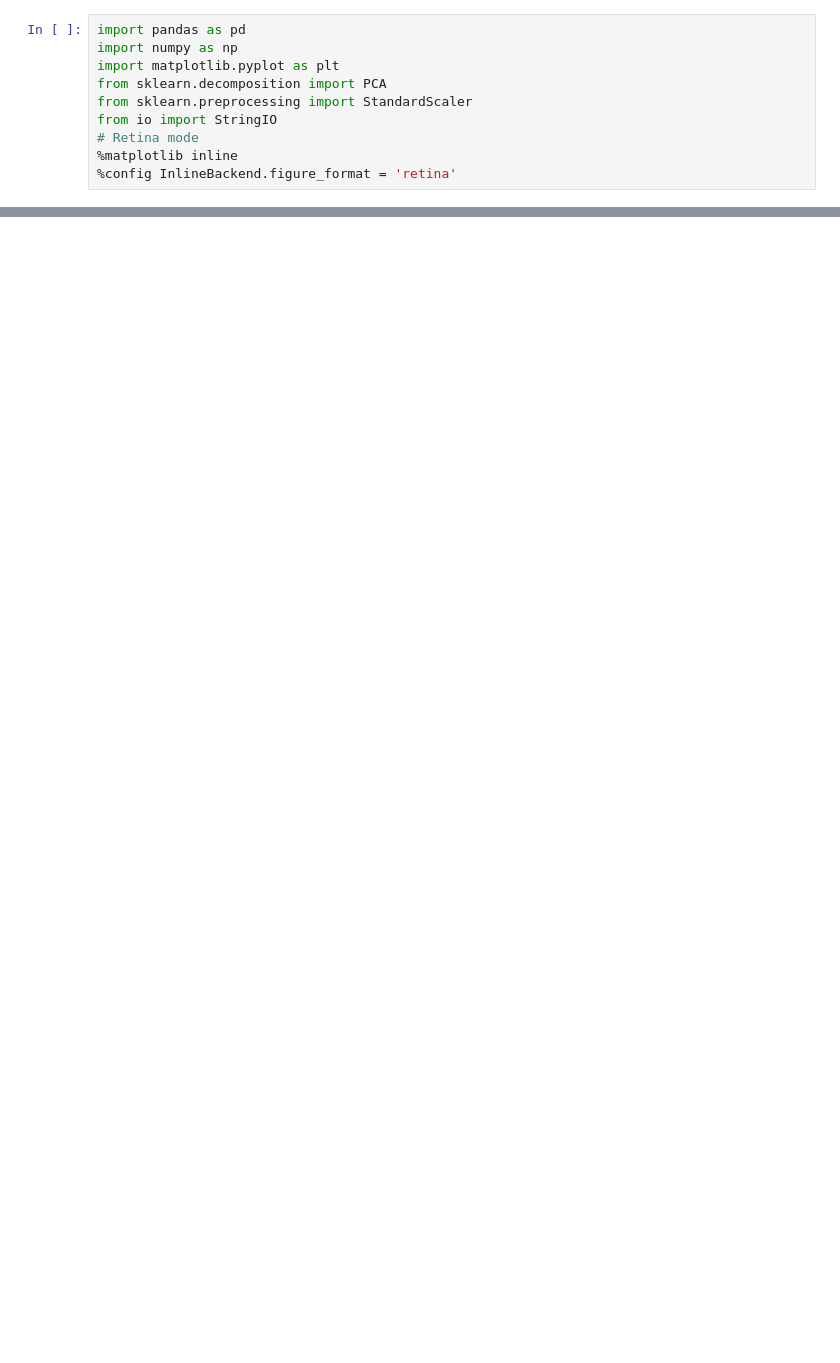
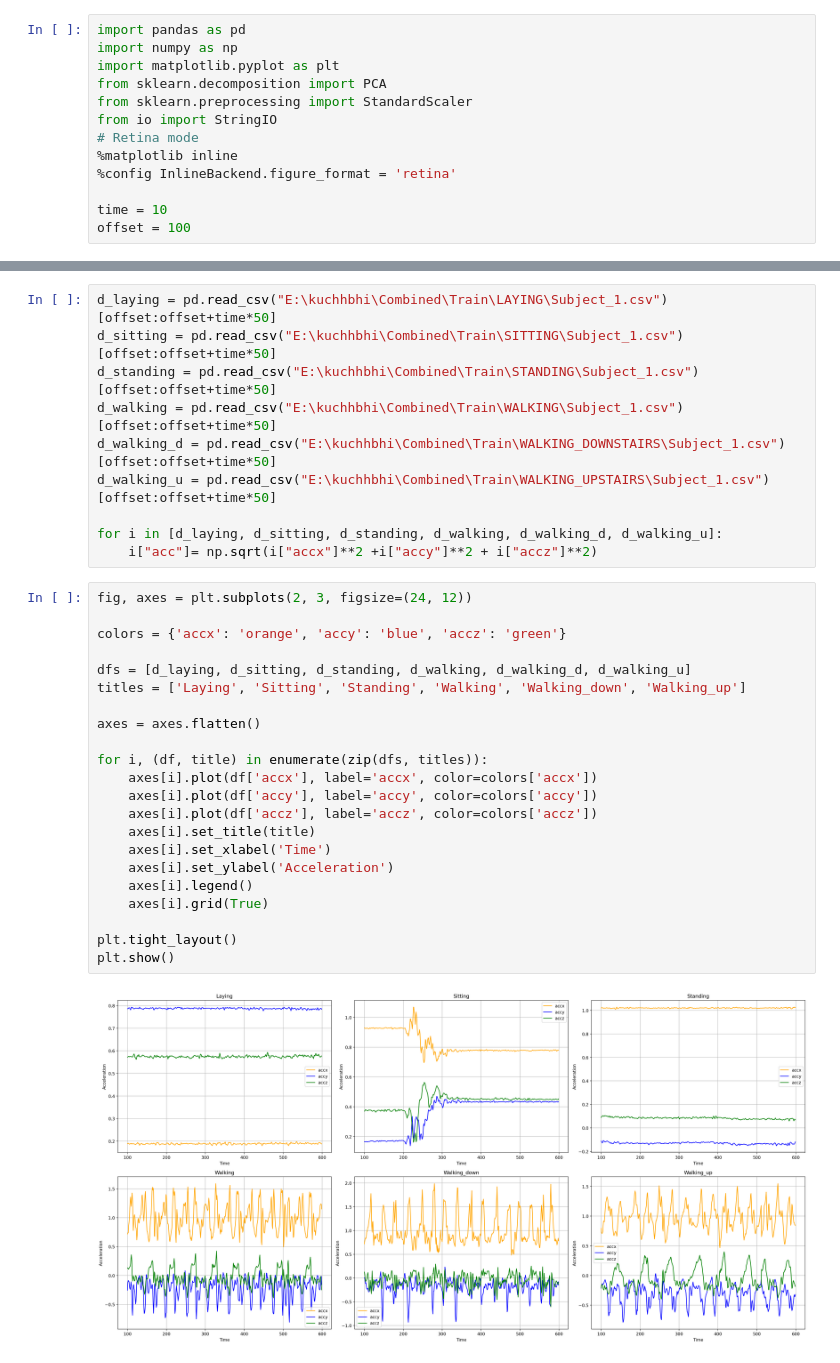
Before and after one commit to MukeshK17/es335-24-fall-assignment-1, a Jupyter notebook: Asst1_Exploratory_Data_Analysis.ipynb, the cells around one changed output, grey strips where cells are left out. Cells and saved outputs as stored; diff of their text form; blank space fills up the shorter version.

```diff
--- a/Asst1_Exploratory_Data_Analysis.ipynb
+++ b/Asst1_Exploratory_Data_Analysis.ipynb
@@ -8,3 +8,6 @@ from io import StringIO
 # Retina mode
 %matplotlib inline
 %config InlineBackend.figure_format = 'retina'
+
+time = 10
+offset = 100
@@ -10,0 +18,34 @@ from io import StringIO
+# %%
+d_laying = pd.read_csv("E:\kuchhbhi\Combined\Train\LAYING\Subject_1.csv")[offset:offset+time*50]
+d_sitting = pd.read_csv("E:\kuchhbhi\Combined\Train\SITTING\Subject_1.csv")[offset:offset+time*50]
+d_standing = pd.read_csv("E:\kuchhbhi\Combined\Train\STANDING\Subject_1.csv")[offset:offset+time*50]
+d_walking = pd.read_csv("E:\kuchhbhi\Combined\Train\WALKING\Subject_1.csv")[offset:offset+time*50]
+d_walking_d = pd.read_csv("E:\kuchhbhi\Combined\Train\WALKING_DOWNSTAIRS\Subject_1.csv")[offset:offset+time*50]
+d_walking_u = pd.read_csv("E:\kuchhbhi\Combined\Train\WALKING_UPSTAIRS\Subject_1.csv")[offset:offset+time*50]
+
+for i in [d_laying, d_sitting, d_standing, d_walking, d_walking_d, d_walking_u]:
+    i["acc"]= np.sqrt(i["accx"]**2 +i["accy"]**2 + i["accz"]**2)
+# %%
+fig, axes = plt.subplots(2, 3, figsize=(24, 12))
+
+colors = {'accx': 'orange', 'accy': 'blue', 'accz': 'green'}
+
+dfs = [d_laying, d_sitting, d_standing, d_walking, d_walking_d, d_walking_u]
+titles = ['Laying', 'Sitting', 'Standing', 'Walking', 'Walking_down', 'Walking_up']
+
+axes = axes.flatten()
+
+for i, (df, title) in enumerate(zip(dfs, titles)):
+    axes[i].plot(df['accx'], label='accx', color=colors['accx'])
+    axes[i].plot(df['accy'], label='accy', color=colors['accy'])
+    axes[i].plot(df['accz'], label='accz', color=colors['accz'])
+    axes[i].set_title(title)
+    axes[i].set_xlabel('Time')
+    axes[i].set_ylabel('Acceleration')
+    axes[i].legend()
+    axes[i].grid(True)
+
+plt.tight_layout()
+plt.show()
+# %% [output]
+[figure, added]
```
Also changed, not shown: parts of 58 cells of this notebook.
